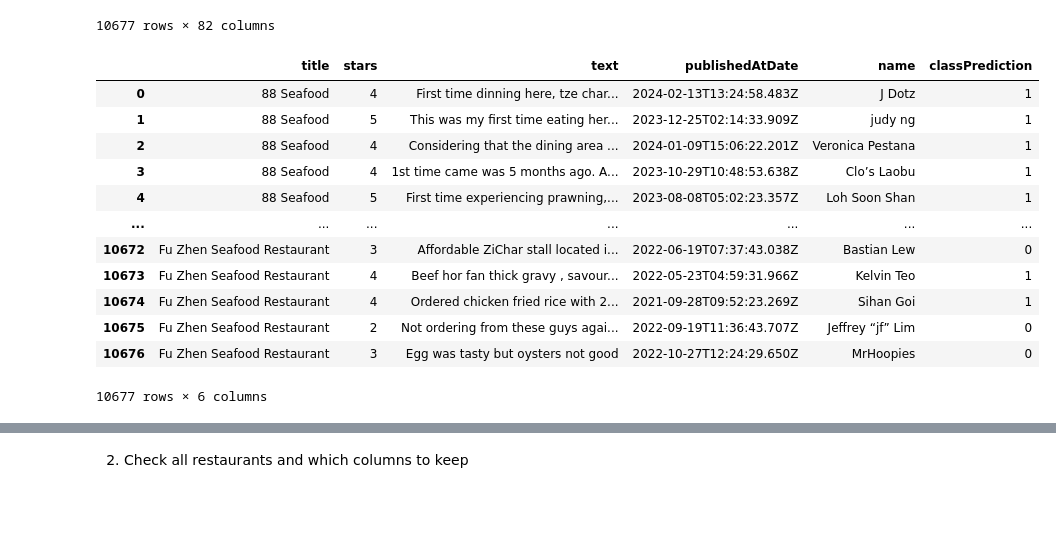
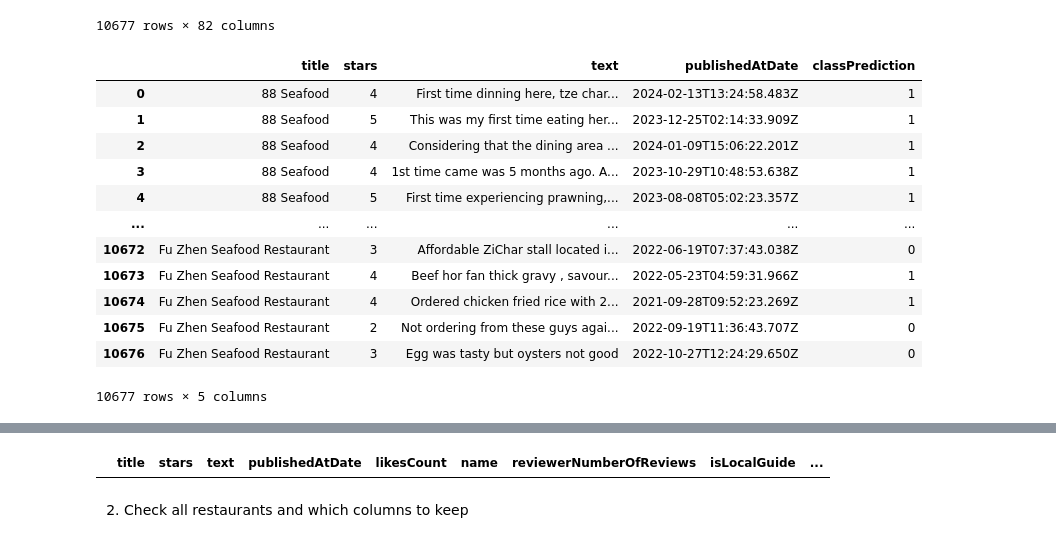
Before and after one commit to Sherwinnn/CZ4034-IR-Group, a Jupyter notebook: indexing_querying/documents_to_index.ipynb, the cells around one changed output, grey strips where cells are left out. Saved outputs shown, nothing was run; the diff lists cells and outputs as text; code cells hidden in the pictures; blank space fills up the shorter version.

```diff
--- a/indexing_querying/documents_to_index.ipynb
+++ b/indexing_querying/documents_to_index.ipynb
@@ -83,20 +83,20 @@ senti
 | 10676 | 10676 | 10892 | Fu Zhen Seafood Restaurant | 3 | Egg was tasty but oysters not good | 2022-10-27T12:24:29.650Z | 0 | MrHoopies | ... |
 10677 rows × 82 columns
 # %%
-senti = senti[['title', 'stars', 'text', 'publishedAtDate', 'name', 'classPrediction']]
+senti = senti[['title', 'stars', 'text', 'publishedAtDate', 'classPrediction']]
 senti
 # %% [output]
-|  | title | stars | text | publishedAtDate | name | classPrediction |
-| 0 | 88 Seafood | 4 | First time dinning here, tze char... | 2024-02-13T13:24:58.483Z | J Dotz | 1 |
-| 1 | 88 Seafood | 5 | This was my first time eating her... | 2023-12-25T02:14:33.909Z | judy ng | 1 |
-| 2 | 88 Seafood | 4 | Considering that the dining area ... | 2024-01-09T15:06:22.201Z | Veronica Pestana | 1 |
-| 3 | 88 Seafood | 4 | 1st time came was 5 months ago. A... | 2023-10-29T10:48:53.638Z | Clo’s Laobu | 1 |
-| 4 | 88 Seafood | 5 | First time experiencing prawning,... | 2023-08-08T05:02:23.357Z | Loh Soon Shan | 1 |
-| ... | ... | ... | ... | ... | ... | ... |
-| 10672 | Fu Zhen Seafood Restaurant | 3 | Affordable ZiChar stall located i... | 2022-06-19T07:37:43.038Z | Bastian Lew | 0 |
-| 10673 | Fu Zhen Seafood Restaurant | 4 | Beef hor fan thick gravy , savour... | 2022-05-23T04:59:31.966Z | Kelvin Teo | 1 |
-| 10674 | Fu Zhen Seafood Restaurant | 4 | Ordered chicken fried rice with 2... | 2021-09-28T09:52:23.269Z | Sihan Goi | 1 |
-| 10675 | Fu Zhen Seafood Restaurant | 2 | Not ordering from these guys agai... | 2022-09-19T11:36:43.707Z | Jeffrey “jf” Lim | 0 |
-| 10676 | Fu Zhen Seafood Restaurant | 3 | Egg was tasty but oysters not good | 2022-10-27T12:24:29.650Z | MrHoopies | 0 |
+|  | title | stars | text | publishedAtDate | classPrediction |
+| 0 | 88 Seafood | 4 | First time dinning here, tze char... | 2024-02-13T13:24:58.483Z | 1 |
+| 1 | 88 Seafood | 5 | This was my first time eating her... | 2023-12-25T02:14:33.909Z | 1 |
+| 2 | 88 Seafood | 4 | Considering that the dining area ... | 2024-01-09T15:06:22.201Z | 1 |
+| 3 | 88 Seafood | 4 | 1st time came was 5 months ago. A... | 2023-10-29T10:48:53.638Z | 1 |
+| 4 | 88 Seafood | 5 | First time experiencing prawning,... | 2023-08-08T05:02:23.357Z | 1 |
+| ... | ... | ... | ... | ... | ... |
+| 10672 | Fu Zhen Seafood Restaurant | 3 | Affordable ZiChar stall located i... | 2022-06-19T07:37:43.038Z | 0 |
+| 10673 | Fu Zhen Seafood Restaurant | 4 | Beef hor fan thick gravy , savour... | 2022-05-23T04:59:31.966Z | 1 |
+| 10674 | Fu Zhen Seafood Restaurant | 4 | Ordered chicken fried rice with 2... | 2021-09-28T09:52:23.269Z | 1 |
+| 10675 | Fu Zhen Seafood Restaurant | 2 | Not ordering from these guys agai... | 2022-09-19T11:36:43.707Z | 0 |
+| 10676 | Fu Zhen Seafood Restaurant | 3 | Egg was tasty but oysters not good | 2022-10-27T12:24:29.650Z | 0 |
-10677 rows × 6 columns
+10677 rows × 5 columns
 # %%
@@ -116,6 +116,10 @@ reviews
 | 10675 | Fu Zhen Seafood Restaurant | 2 | Not ordering from these guys agai... | 2022-09-19T11:36:43.707Z | 0 | Jeffrey “jf” Lim | 78.0 | True | ... |
 | 10676 | Fu Zhen Seafood Restaurant | 3 | Egg was tasty but oysters not good | 2022-10-27T12:24:29.650Z | 0 | MrHoopies | 145.0 | True | ... |
 10677 rows × 15 columns
+# %%
+reviews.loc[reviews['classPrediction'].isna()]
+# %% [output]
+|  | title | stars | text | publishedAtDate | likesCount | name | reviewerNumberOfReviews | isLocalGuide | ... |
 # %% [markdown]
 2. Check all restaurants and which columns to keep
 # %%
```
Also changed, not shown: parts of 4 cells of this notebook.
